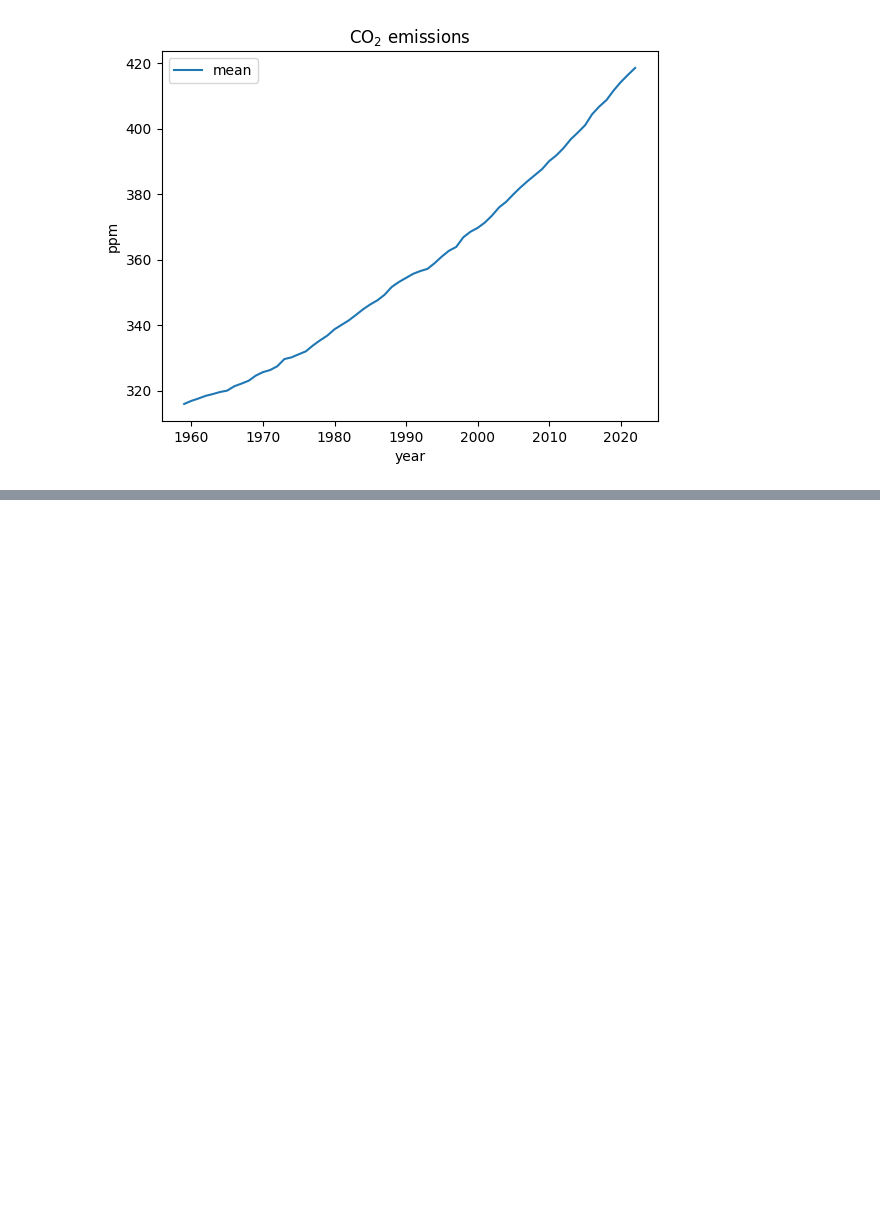
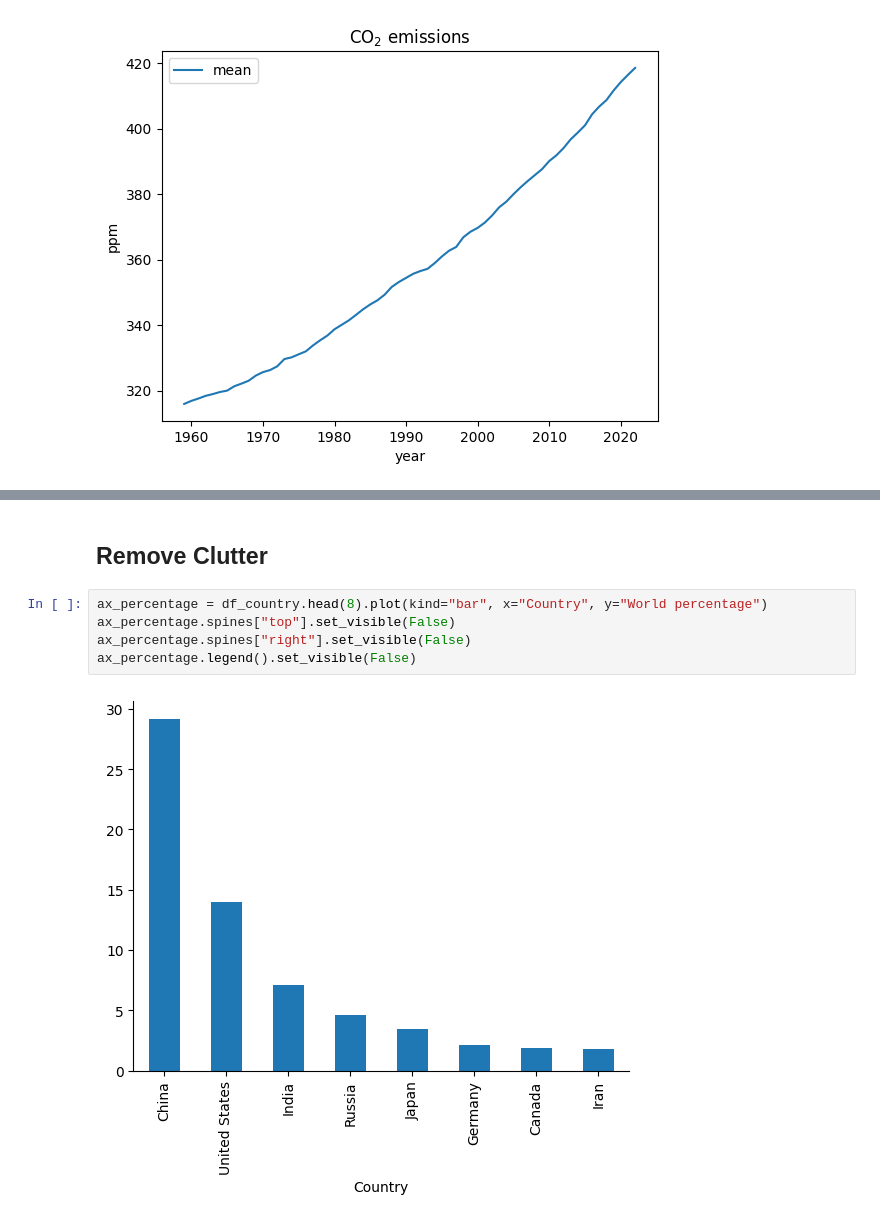
Before and after one commit to ArthurLopez1/Python-Arthur-Lopez-OPA23, a Jupyter notebook: code_alongs/Lec10_data_storytelling.ipynb, the cells around one changed output, grey strips where cells are left out. Drawn from its saved outputs; the diff is of its cells as text; blank space fills up the shorter version.

```diff
--- a/code_alongs/Lec10_data_storytelling.ipynb
+++ b/code_alongs/Lec10_data_storytelling.ipynb
@@ -31,0 +92,9 @@ df_annual.plot(x="year", y="mean", ylabel="ppm", title="CO$_2$ emissions");
+# %% [markdown]
+## Remove Clutter
+# %%
+ax_percentage = df_country.head(8).plot(kind="bar", x="Country", y="World percentage")
+ax_percentage.spines["top"].set_visible(False)
+ax_percentage.spines["right"].set_visible(False)
+ax_percentage.legend().set_visible(False)
+# %% [output]
+[figure, added]
```
Also changed, not shown: parts of 10 cells of this notebook, 2 other files.
